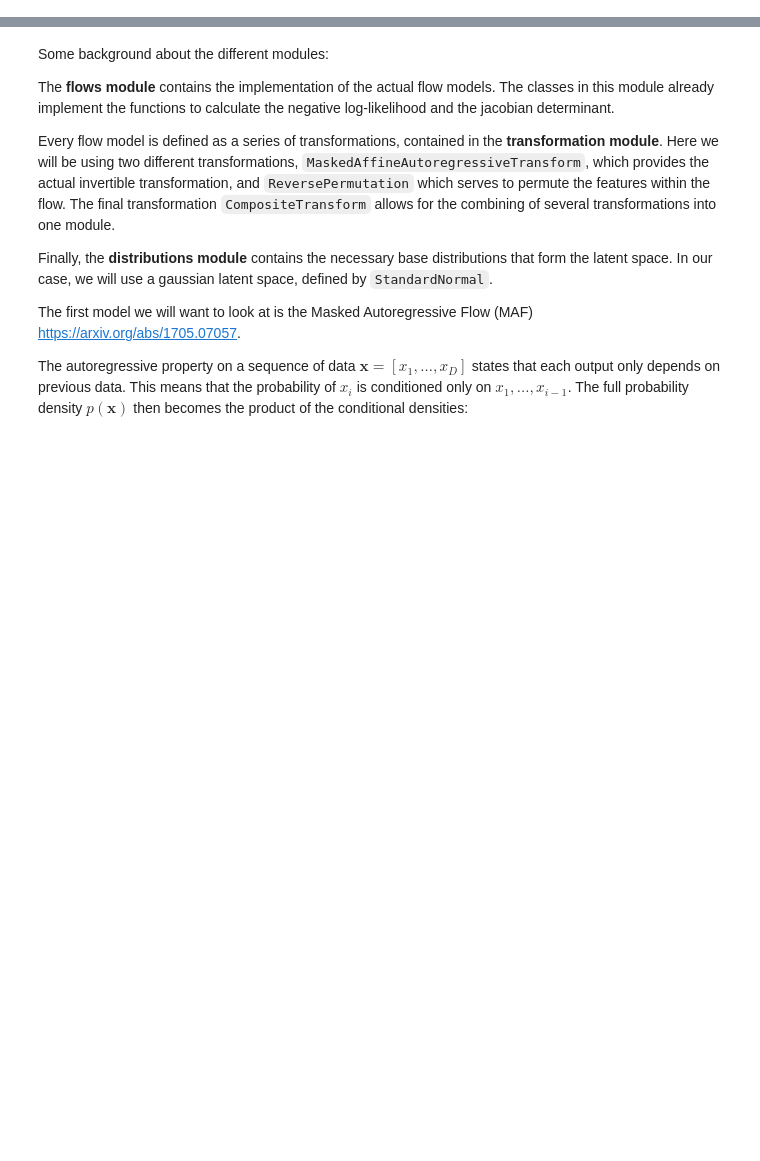
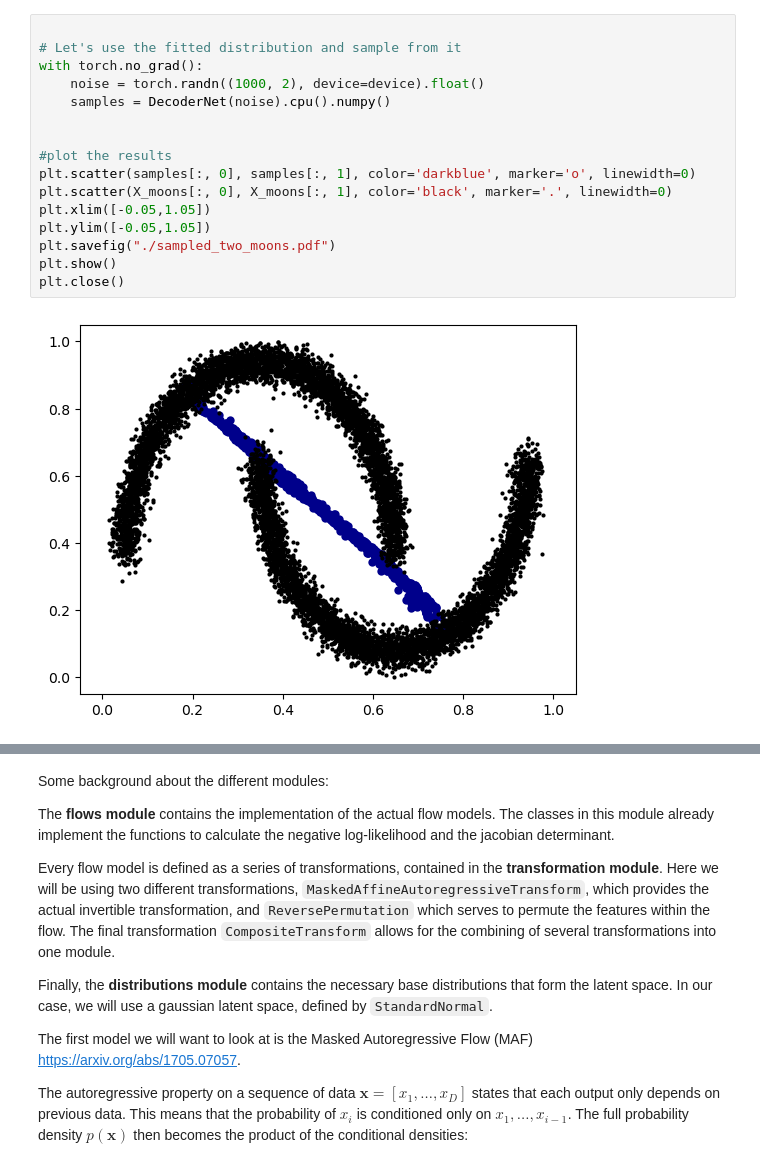
Before and after one commit to usatlas-ml-training/lbnl-2023, a Jupyter notebook: generative_models/Flow_Tutorial_PyTorch.ipynb, the cells around one changed output, grey strips where cells are left out. Saved outputs shown, nothing was run; the diff lists cells and outputs as text; blank space fills up the shorter version.

```diff
--- a/generative_models/Flow_Tutorial_PyTorch.ipynb
+++ b/generative_models/Flow_Tutorial_PyTorch.ipynb
@@ -3 +217,19 @@
+# %%
+
+# Let's use the fitted distribution and sample from it
+with torch.no_grad():
+    noise = torch.randn((1000, 2), device=device).float()
+    samples = DecoderNet(noise).cpu().numpy()
+
+
+#plot the results
+plt.scatter(samples[:, 0], samples[:, 1], color='darkblue', marker='o', linewidth=0)
+plt.scatter(X_moons[:, 0], X_moons[:, 1], color='black', marker='.', linewidth=0)
+plt.xlim([-0.05,1.05])
+plt.ylim([-0.05,1.05])
+plt.savefig("./sampled_two_moons.pdf")
+plt.show()
+plt.close()
+# %% [output]
+[figure, added]
 # %% [markdown]
```
Also changed, not shown: parts of 40 cells of this notebook.
